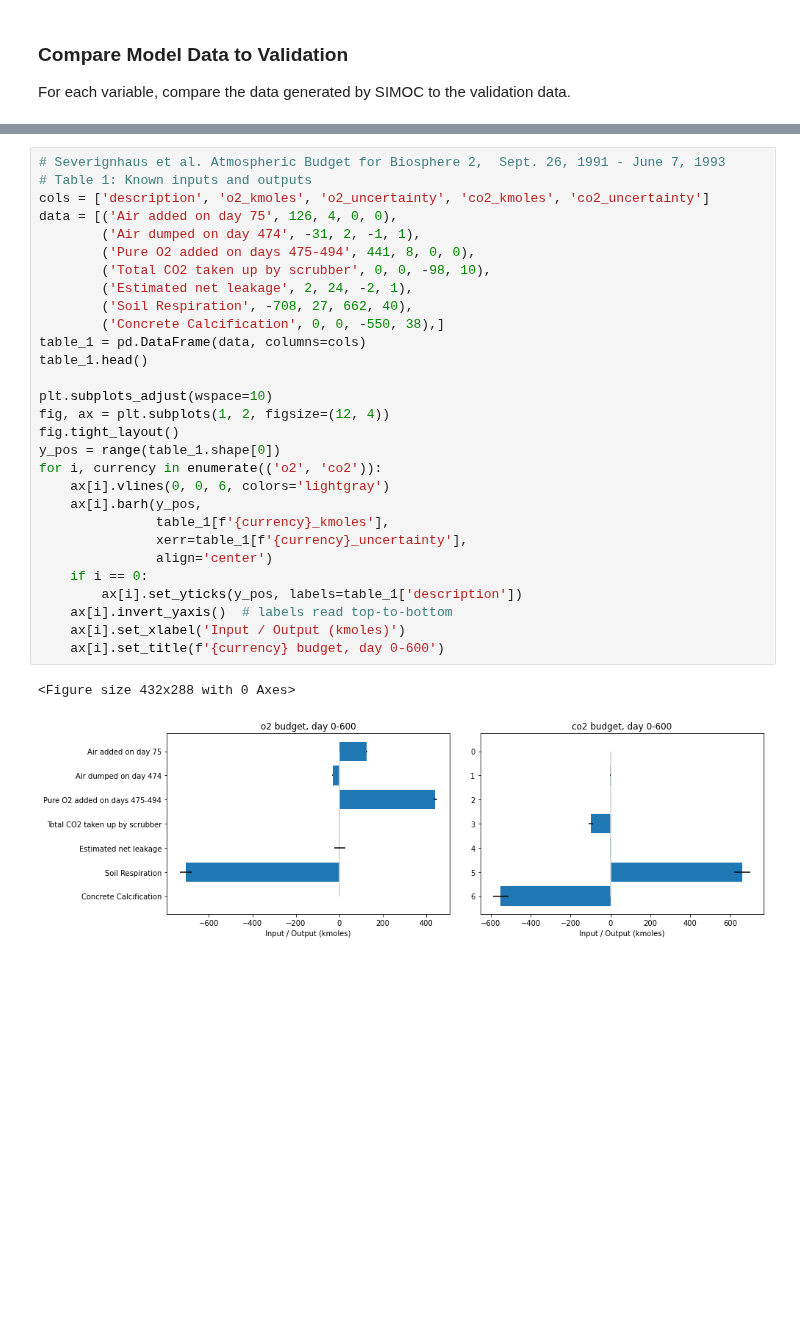
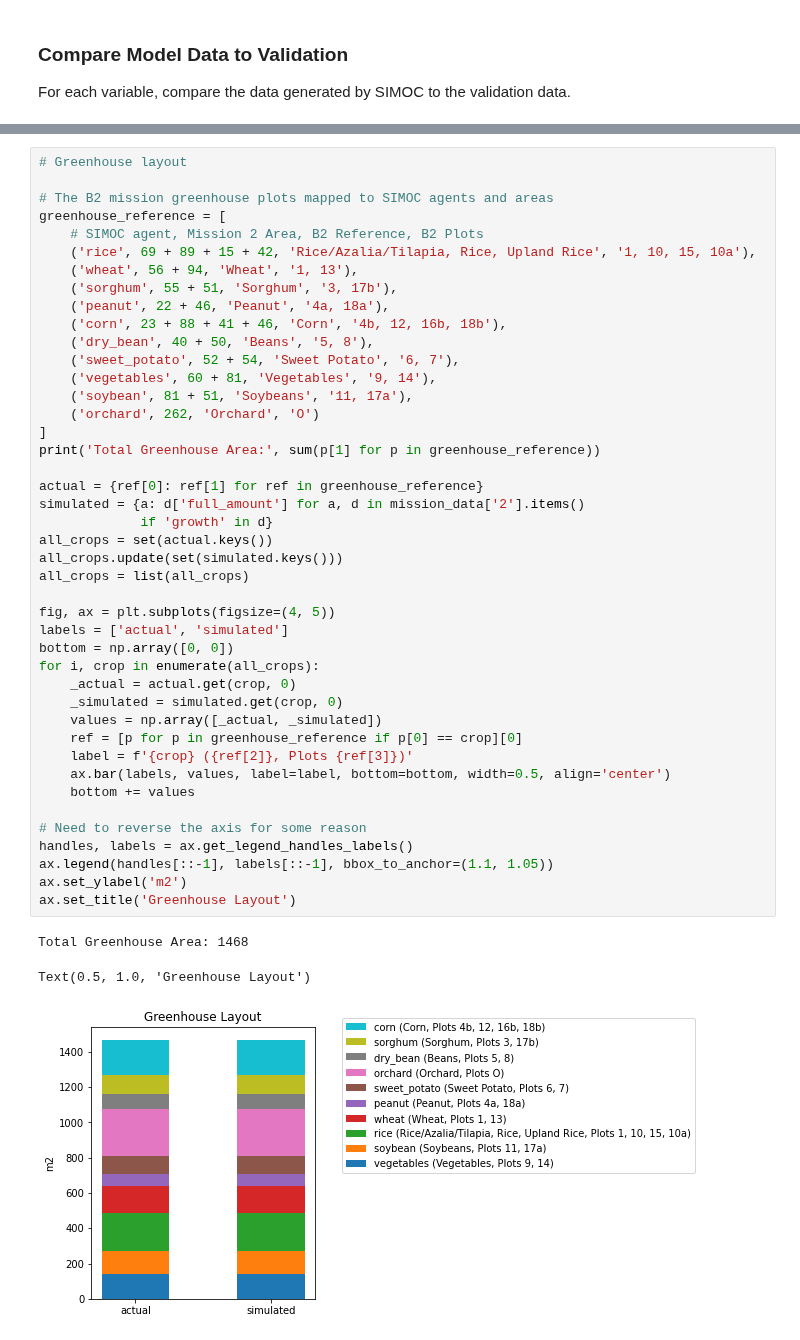
Before and after one commit to overthesun/simoc, a Jupyter notebook: SIMOC_B2.ipynb, the cells around one changed output, grey strips where cells are left out. Saved outputs shown, nothing was run; the diff lists cells and outputs as text; blank space fills up the shorter version.

```diff
--- a/SIMOC_B2.ipynb
+++ b/SIMOC_B2.ipynb
@@ -296,32 +289,47 @@ Name: moles, dtype: object
-# %%
-# Severignhaus et al. Atmospheric Budget for Biosphere 2,  Sept. 26, 1991 - June 7, 1993
-# Table 1: Known inputs and outputs
-cols = ['description', 'o2_kmoles', 'o2_uncertainty', 'co2_kmoles', 'co2_uncertainty']
-data = [('Air added on day 75', 126, 4, 0, 0),
-        ('Air dumped on day 474', -31, 2, -1, 1),
-        ('Pure O2 added on days 475-494', 441, 8, 0, 0),
-        ('Total CO2 taken up by scrubber', 0, 0, -98, 10),
-        ('Estimated net leakage', 2, 24, -2, 1),
-        ('Soil Respiration', -708, 27, 662, 40),
-        ('Concrete Calcification', 0, 0, -550, 38),]
-table_1 = pd.DataFrame(data, columns=cols)
-table_1.head()
-
-plt.subplots_adjust(wspace=10)
-fig, ax = plt.subplots(1, 2, figsize=(12, 4))
-fig.tight_layout()
-y_pos = range(table_1.shape[0])
-for i, currency in enumerate(('o2', 'co2')):
-    ax[i].vlines(0, 0, 6, colors='lightgray')
-    ax[i].barh(y_pos,
-               table_1[f'{currency}_kmoles'],
-               xerr=table_1[f'{currency}_uncertainty'],
-               align='center')
-    if i == 0:
-        ax[i].set_yticks(y_pos, labels=table_1['description'])
-    ax[i].invert_yaxis()  # labels read top-to-bottom
-    ax[i].set_xlabel('Input / Output (kmoles)')
-    ax[i].set_title(f'{currency} budget, day 0-600')
-# %% [output]
-<Figure size 432x288 with 0 Axes>
-[figure, removed]
+# %%
+# Greenhouse layout
+
+# The B2 mission greenhouse plots mapped to SIMOC agents and areas
+greenhouse_reference = [
+    # SIMOC agent, Mission 2 Area, B2 Reference, B2 Plots
+    ('rice', 69 + 89 + 15 + 42, 'Rice/Azalia/Tilapia, Rice, Upland Rice', '1, 10, 15, 10a'),
+    ('wheat', 56 + 94, 'Wheat', '1, 13'),
+    ('sorghum', 55 + 51, 'Sorghum', '3, 17b'),
+    ('peanut', 22 + 46, 'Peanut', '4a, 18a'),
+    ('corn', 23 + 88 + 41 + 46, 'Corn', '4b, 12, 16b, 18b'),
+    ('dry_bean', 40 + 50, 'Beans', '5, 8'),
+    ('sweet_potato', 52 + 54, 'Sweet Potato', '6, 7'),
+    ('vegetables', 60 + 81, 'Vegetables', '9, 14'),
+    ('soybean', 81 + 51, 'Soybeans', '11, 17a'),
+    ('orchard', 262, 'Orchard', 'O')
+]
+print('Total Greenhouse Area:', sum(p[1] for p in greenhouse_reference))
+
+actual = {ref[0]: ref[1] for ref in greenhouse_reference}
+simulated = {a: d['full_amount'] for a, d in mission_data['2'].items()
+             if 'growth' in d}
+all_crops = set(actual.keys())
+all_crops.update(set(simulated.keys()))
+all_crops = list(all_crops)
+
+fig, ax = plt.subplots(figsize=(4, 5))
+labels = ['actual', 'simulated']
+bottom = np.array([0, 0])
+for i, crop in enumerate(all_crops):
+    _actual = actual.get(crop, 0)
+    _simulated = simulated.get(crop, 0)
+    values = np.array([_actual, _simulated])
+    ref = [p for p in greenhouse_reference if p[0] == crop][0]
+    label = f'{crop} ({ref[2]}, Plots {ref[3]})'
+    ax.bar(labels, values, label=label, bottom=bottom, width=0.5, align='center')
+    bottom += values
+
+# Need to reverse the axis for some reason
+handles, labels = ax.get_legend_handles_labels()
+ax.legend(handles[::-1], labels[::-1], bbox_to_anchor=(1.1, 1.05))
+ax.set_ylabel('m2')
+ax.set_title('Greenhouse Layout')
+# %% [output]
+Total Greenhouse Area: 1468
+Text(0.5, 1.0, 'Greenhouse Layout')
+[figure, added]
```
Also changed, not shown: parts of 11 cells of this notebook, 8 other files.
